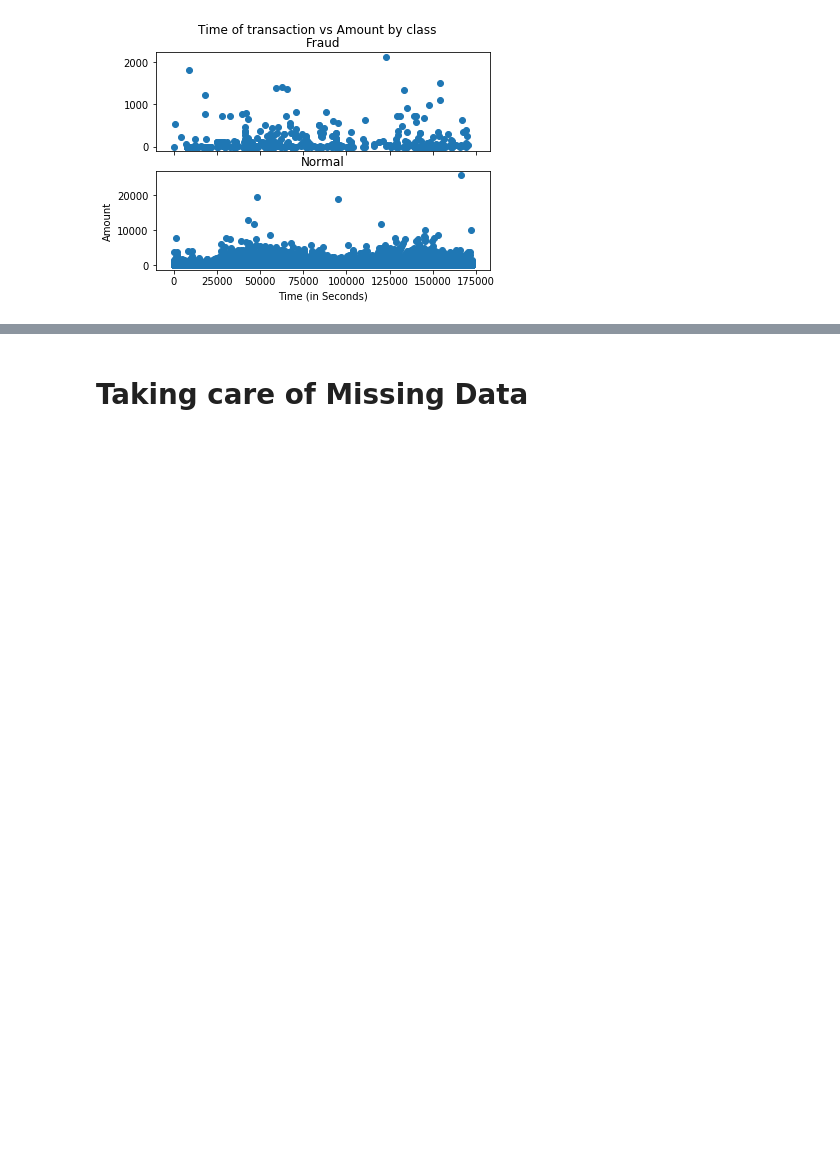
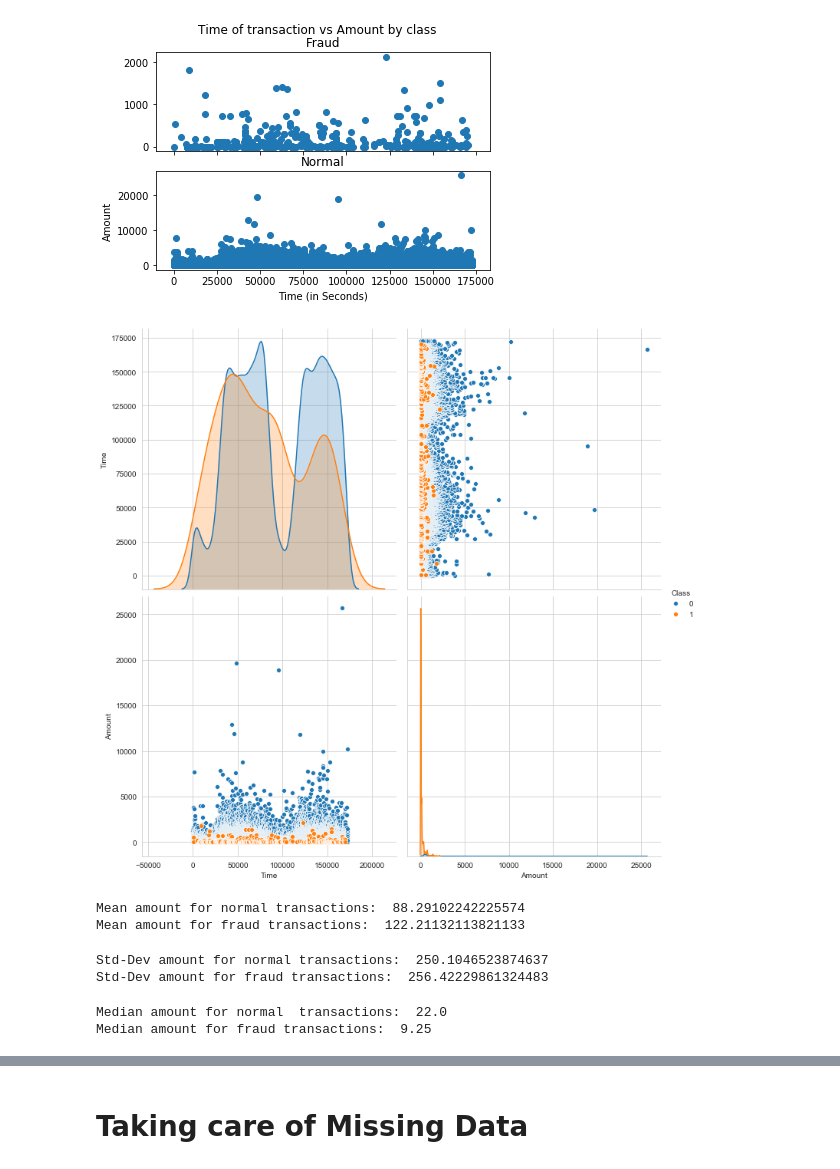
Before and after one commit to SmartPracticeschool/llSPS-INT-1159-Credit-Card-Fraud-Detection, a Jupyter notebook: Credit Card Fraud Detection.ipynb, the cells around one changed output, grey strips where cells are left out. Drawn from its saved outputs; the diff is of its cells as text; code cells hidden in the pictures; blank space fills up the shorter version.

```diff
--- a/Credit Card Fraud Detection.ipynb
+++ b/Credit Card Fraud Detection.ipynb
@@ -93,0 +88,3 @@ max         1.000000
+# %%
+Rem_data = df[['Time','Amount', 'Class']]
+Rem_data
@@ -165,3 +214,28 @@ plt.ylabel('Amount')
 plt.show()
 # %% [output]
 [figure]
+# %%
+plt.close();
+sn.set_style("whitegrid");
+sn.pairplot(Rem_data, hue="Class", height=5);
+plt.show()
+# %% [output]
+[figure, added]
+# %%
+print("Mean amount for normal transactions: ",np.mean(normal["Amount"]))
+print("Mean amount for fraud transactions: ",np.mean(fraud["Amount"]))#for mean
+# %% [output]
+Mean amount for normal transactions:  88.29102242225574
+Mean amount for fraud transactions:  122.21132113821133
+# %%
+print("Std-Dev amount for normal transactions: ", np.std(normal["Amount"]))
+print("Std-Dev amount for fraud transactions: ", np.std(fraud["Amount"]))#for standard deviation
+# %% [output]
+Std-Dev amount for normal transactions:  250.1046523874637
+Std-Dev amount for fraud transactions:  256.42229861324483
+# %%
+print("Median amount for normal  transactions: ", np.median(normal["Amount"]))
+print("Median amount for fraud transactions: ", np.median(fraud["Amount"]))
+# %% [output]
+Median amount for normal  transactions:  22.0
+Median amount for fraud transactions:  9.25
```
Also changed, not shown: parts of 18 cells of this notebook.
